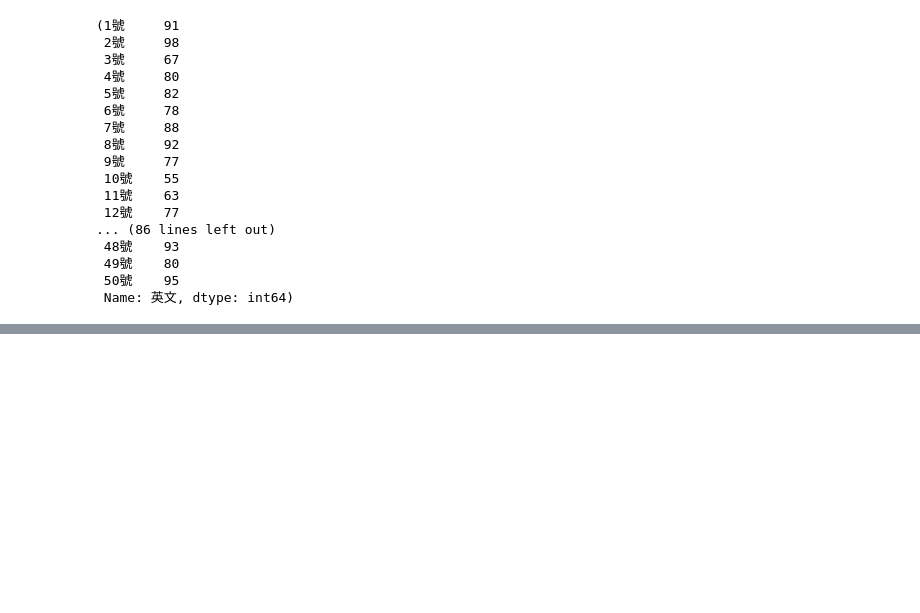
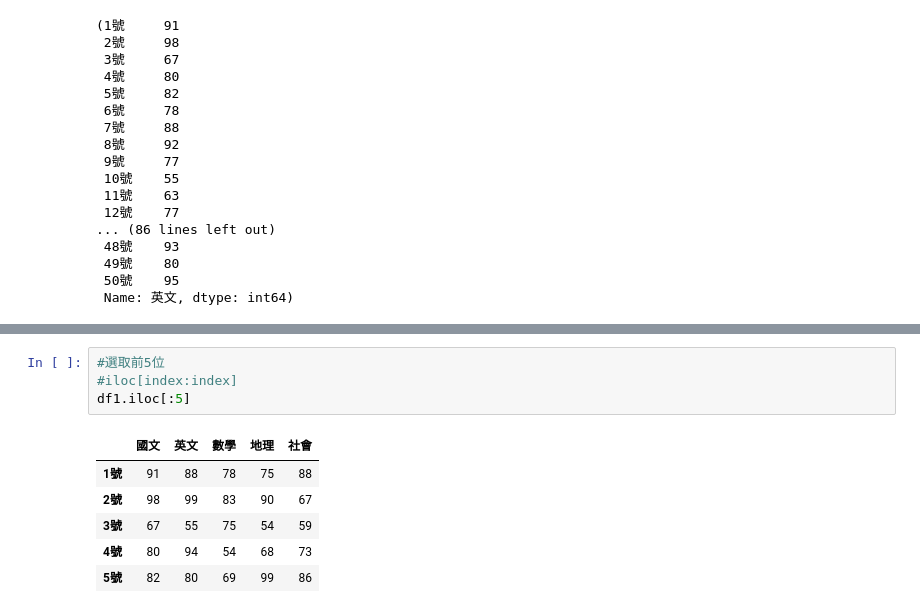
Before and after one commit to MurrayChuang/Python_20240417, a Jupyter notebook: lesson16/lesson16_2.ipynb, the cells around one changed output, grey strips where cells are left out. Saved outputs shown, nothing was run; the diff lists cells and outputs as text; blank space fills up the shorter version.

```diff
--- a/lesson16/lesson16_2.ipynb
+++ b/lesson16/lesson16_2.ipynb
@@ -90,0 +174,11 @@ df1['國文'], df1['英文']
+# %%
+#選取前5位
+#iloc[index:index]
+df1.iloc[:5]
+# %% [output]
+|  | 國文 | 英文 | 數學 | 地理 | 社會 |
+| 1號 | 91 | 88 | 78 | 75 | 88 |
+| 2號 | 98 | 99 | 83 | 90 | 67 |
+| 3號 | 67 | 55 | 75 | 54 | 59 |
+| 4號 | 80 | 94 | 54 | 68 | 73 |
+| 5號 | 82 | 80 | 69 | 99 | 86 |
```
Also changed, not shown: parts of 7 cells of this notebook, 1 other file.
